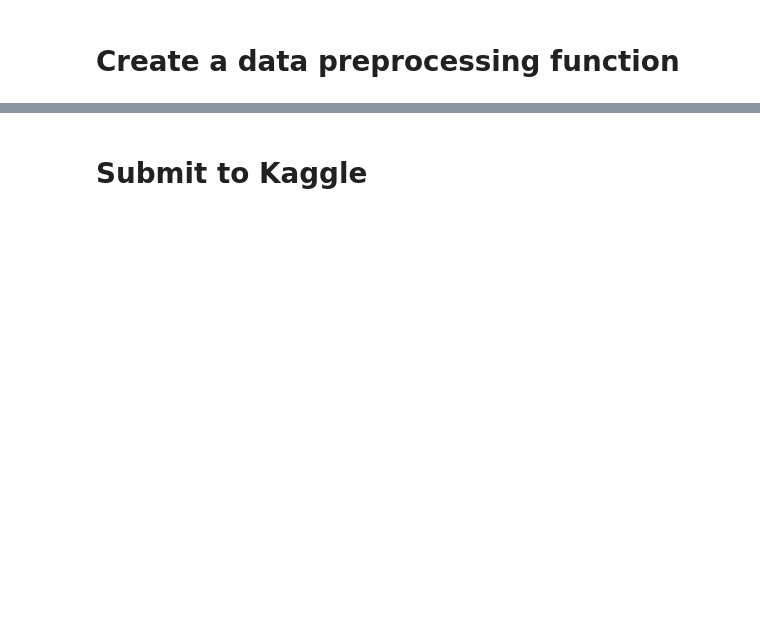
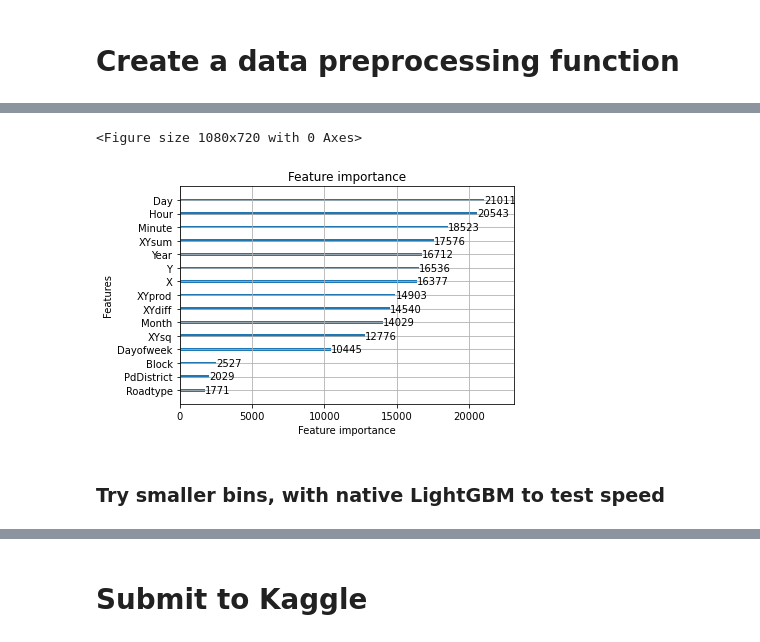
Before and after one commit to CadorA/sanfrancisco-crimes-kaggle, a Jupyter notebook: sf_crime.ipynb, the cells around one changed output, grey strips where cells are left out. Cells and saved outputs as stored; diff of their text form; code cells hidden in the pictures; blank space fills up the shorter version.

```diff
--- a/sf_crime.ipynb
+++ b/sf_crime.ipynb
@@ -742,2 +579,0 @@ lg = LogisticRegression(solver = 'lbfgs', n_jobs=-1, verbose = 10)
-# %%
-lg.fit(X_train, y_train)
@@ -772,0 +876,21 @@ RandomForestClassifier(max_depth=15, max_features='sqrt', n_estimators=40,
+# %%
+labelvec = train_df['Category']
+LE = LabelEncoder()
+
+encodedlabels = LE.fit_transform(labelvec)
+# %%
+train_df_nolabel = train_df.drop('Category', axis=1)
+# %%
+trains = lg.Dataset(train_df_nolabel, label = encodedlabels, categorical_feature=['PdDistrict', 'Roadtype','Block'])
+params = {
+    'boosting':'gbdt',
+    'objective':'multiclass',
+    'num_class':39,
+    'max_delta_step':0.9,
+    'min_data_in_leaf': 20,
+    'learning_rate': 0.4,
+    'max_bin': 480,
+    'num_leaves': 45,
+    'verbose' : 0
+}
+bst = lg.train(params, trains, 120)
@@ -772,0 +915,8 @@ RandomForestClassifier(max_depth=15, max_features='sqrt', n_estimators=40,
+# %%
+plt.figure(figsize=(15,10))
+lg.plot_importance(bst);
+# %% [output]
+<Figure size 1080x720 with 0 Axes>
+[figure, added]
+# %% [markdown]
+### Try smaller bins, with native LightGBM to test speed
```
Also changed, not shown: parts of 172 cells of this notebook, 1 other file.
